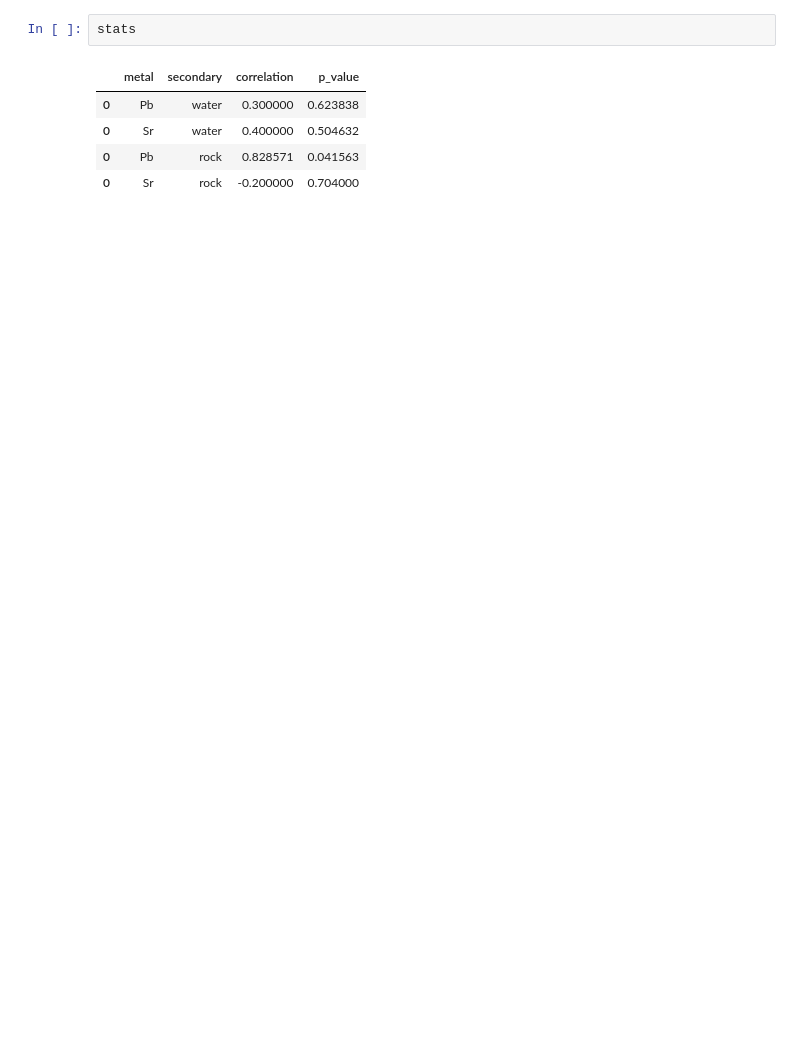
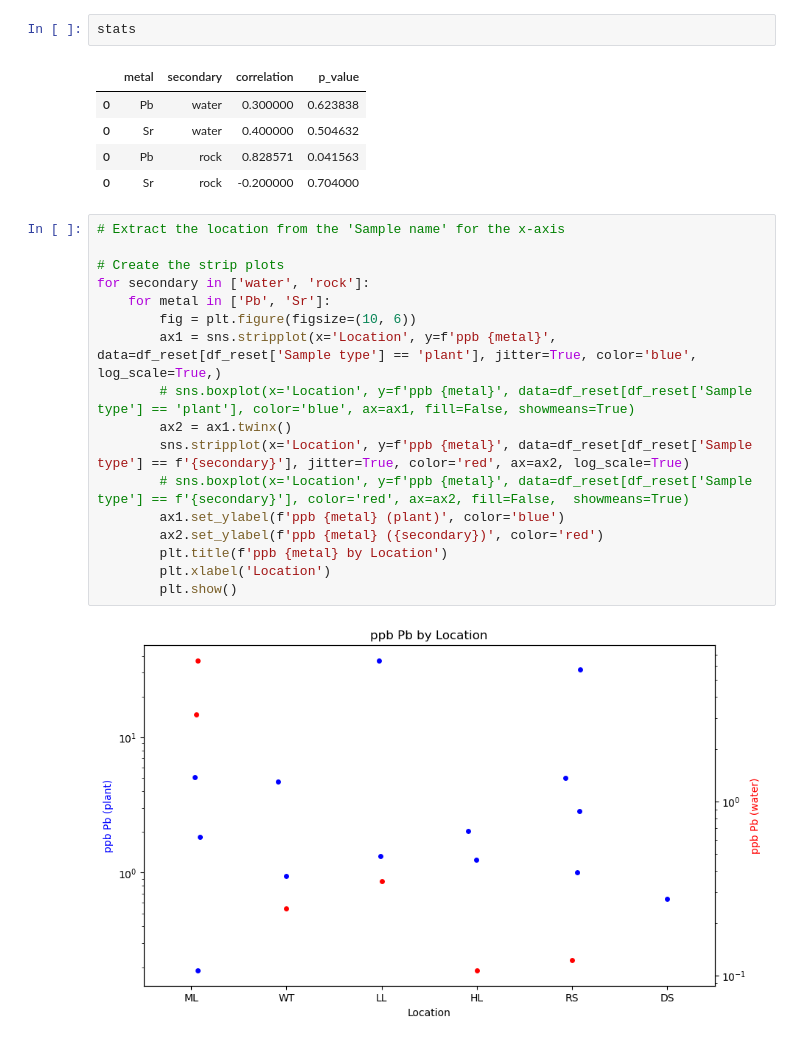
Before and after one commit to kaijif/emes-72-plant-chart, a Jupyter notebook: charts.ipynb, the cells around one changed output. Saved outputs shown, nothing was run; the diff lists cells and outputs as text; blank space fills up the shorter version.

```diff
--- a/charts.ipynb
+++ b/charts.ipynb
@@ -62,3 +173,22 @@ stats
 | 0 | Sr | water | 0.400000 | 0.504632 |
 | 0 | Pb | rock | 0.828571 | 0.041563 |
 | 0 | Sr | rock | -0.200000 | 0.704000 |
+# %%
+# Extract the location from the 'Sample name' for the x-axis
+
+# Create the strip plots
+for secondary in ['water', 'rock']:
+    for metal in ['Pb', 'Sr']:
+        fig = plt.figure(figsize=(10, 6))
+        ax1 = sns.stripplot(x='Location', y=f'ppb {metal}', data=df_reset[df_reset['Sample type'] == 'plant'], jitter=True, color='blue', log_scale=True,)
+        # sns.boxplot(x='Location', y=f'ppb {metal}', data=df_reset[df_reset['Sample type'] == 'plant'], color='blue', ax=ax1, fill=False, showmeans=True)
+        ax2 = ax1.twinx()
+        sns.stripplot(x='Location', y=f'ppb {metal}', data=df_reset[df_reset['Sample type'] == f'{secondary}'], jitter=True, color='red', ax=ax2, log_scale=True)
+        # sns.boxplot(x='Location', y=f'ppb {metal}', data=df_reset[df_reset['Sample type'] == f'{secondary}'], color='red', ax=ax2, fill=False,  showmeans=True)
+        ax1.set_ylabel(f'ppb {metal} (plant)', color='blue')
+        ax2.set_ylabel(f'ppb {metal} ({secondary})', color='red')
+        plt.title(f'ppb {metal} by Location')
+        plt.xlabel('Location')
+        plt.show()
+# %% [output]
+[figure, added]
```
Also changed, not shown: parts of 9 cells of this notebook, 6 other files.
